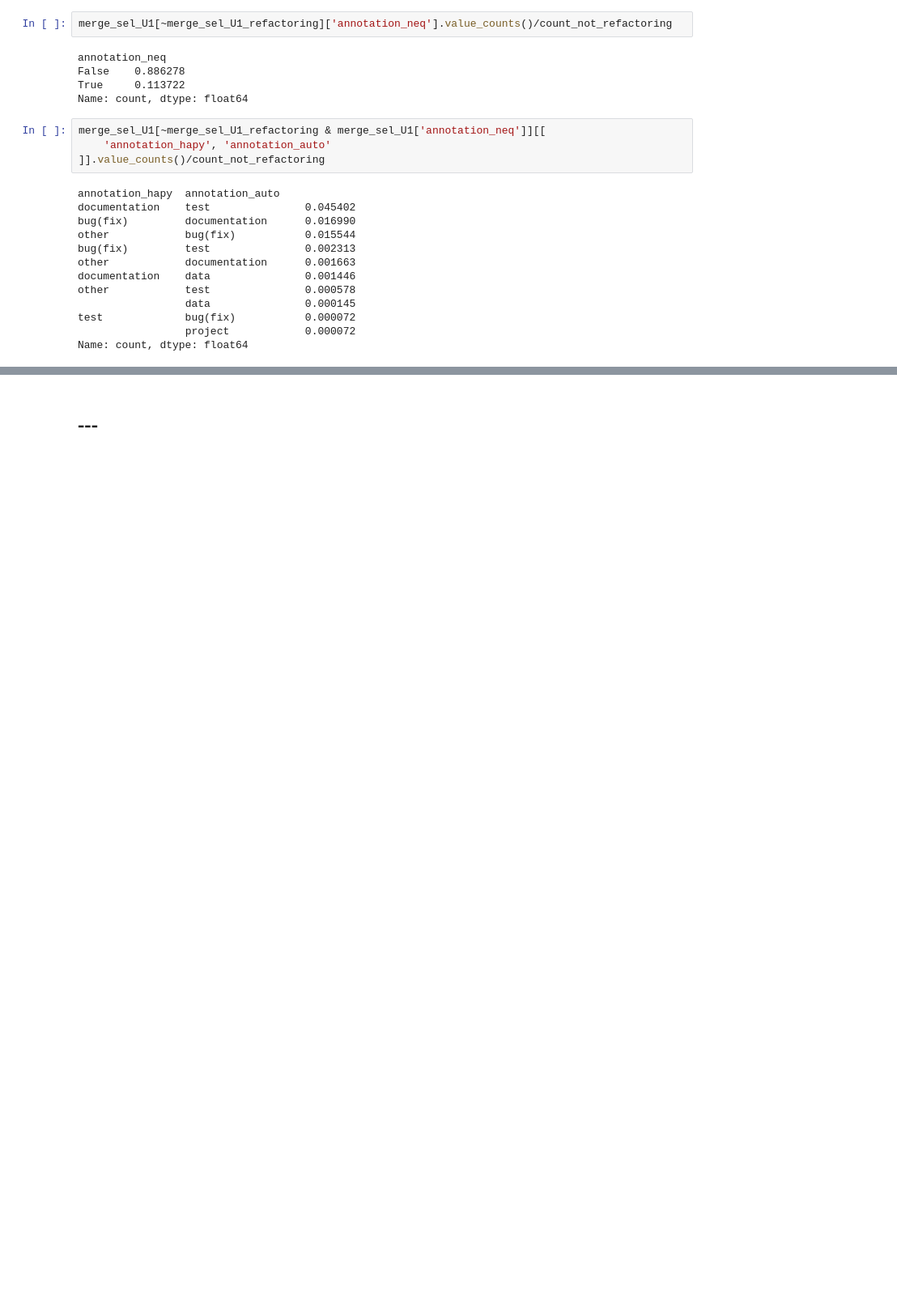
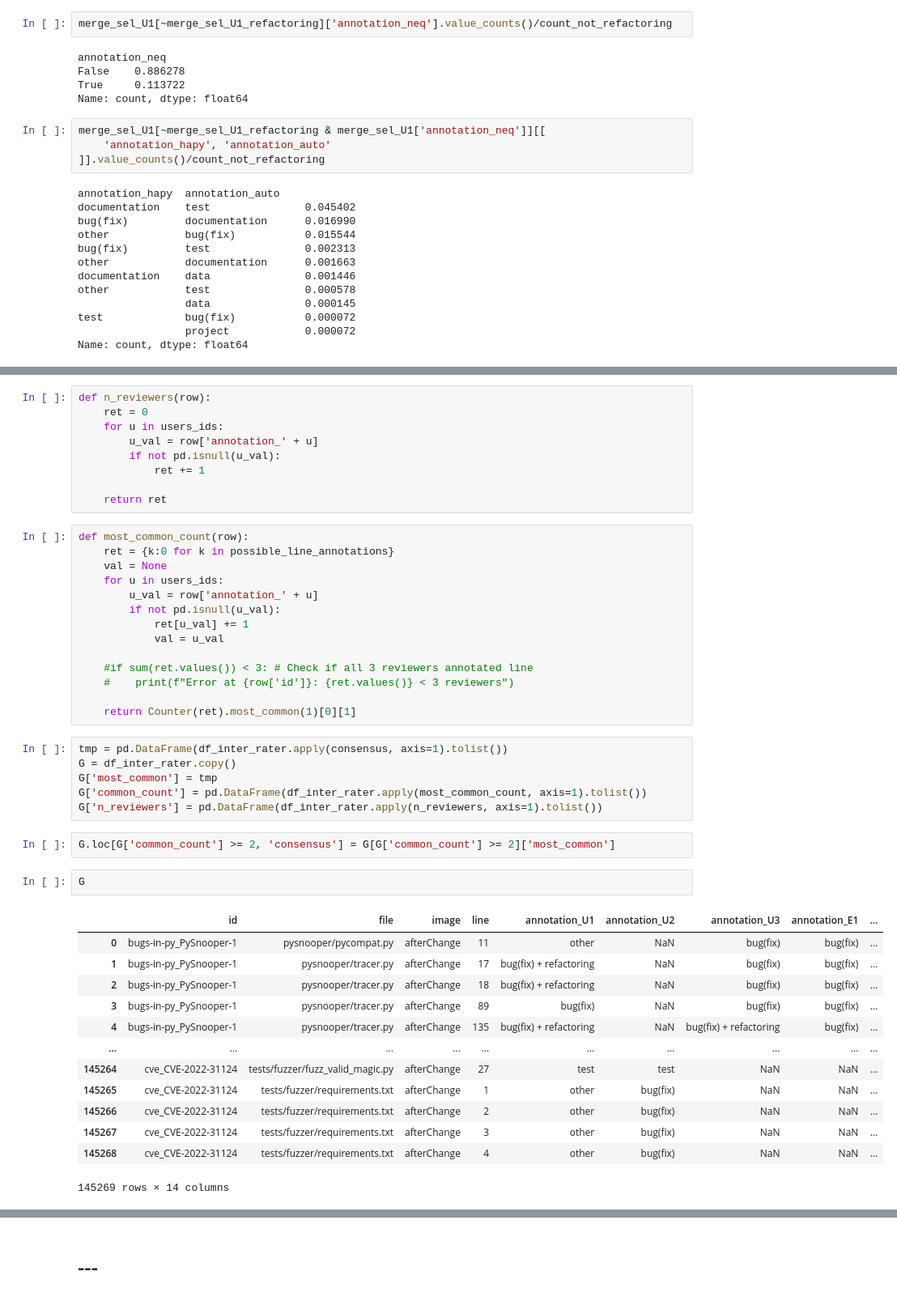
Before and after one commit to ncusi/PatchScope, a Jupyter notebook: notebooks/experiments/01-compare_annotations.ipynb, the cells around one changed output, grey strips where cells are left out. Shown at 81% size. Saved outputs shown, nothing was run; the diff lists cells and outputs as text; blank space fills up the shorter version.

```diff
--- a/notebooks/experiments/01-compare_annotations.ipynb
+++ b/notebooks/experiments/01-compare_annotations.ipynb
@@ -1418,0 +1533,47 @@ Name: count, dtype: float64
+# %%
+def n_reviewers(row):
+    ret = 0
+    for u in users_ids:
+        u_val = row['annotation_' + u]
+        if not pd.isnull(u_val):
+            ret += 1
+
+    return ret
+# %%
+def most_common_count(row):
+    ret = {k:0 for k in possible_line_annotations}
+    val = None
+    for u in users_ids:
+        u_val = row['annotation_' + u]
+        if not pd.isnull(u_val):
+            ret[u_val] += 1
+            val = u_val
+
+    #if sum(ret.values()) < 3: # Check if all 3 reviewers annotated line
+    #    print(f"Error at {row['id']}: {ret.values()} < 3 reviewers")
+
+    return Counter(ret).most_common(1)[0][1]
+# %%
+tmp = pd.DataFrame(df_inter_rater.apply(consensus, axis=1).tolist())
+G = df_inter_rater.copy()
+G['most_common'] = tmp
+G['common_count'] = pd.DataFrame(df_inter_rater.apply(most_common_count, axis=1).tolist())
+G['n_reviewers'] = pd.DataFrame(df_inter_rater.apply(n_reviewers, axis=1).tolist())
+# %%
+G.loc[G['common_count'] >= 2, 'consensus'] = G[G['common_count'] >= 2]['most_common']
+# %%
+G
+# %% [output]
+|  | id | file | image | line | annotation_U1 | annotation_U2 | annotation_U3 | annotation_E1 | ... |
+| 0 | bugs-in-py_PySnooper-1 | pysnooper/pycompat.py | afterChange | 11 | other | NaN | bug(fix) | bug(fix) | ... |
+| 1 | bugs-in-py_PySnooper-1 | pysnooper/tracer.py | afterChange | 17 | bug(fix) + refactoring | NaN | bug(fix) | bug(fix) | ... |
+| 2 | bugs-in-py_PySnooper-1 | pysnooper/tracer.py | afterChange | 18 | bug(fix) + refactoring | NaN | bug(fix) | bug(fix) | ... |
+| 3 | bugs-in-py_PySnooper-1 | pysnooper/tracer.py | afterChange | 89 | bug(fix) | NaN | bug(fix) | bug(fix) | ... |
+| 4 | bugs-in-py_PySnooper-1 | pysnooper/tracer.py | afterChange | 135 | bug(fix) + refactoring | NaN | bug(fix) + refactoring | bug(fix) | ... |
+| ... | ... | ... | ... | ... | ... | ... | ... | ... | ... |
+| 145264 | cve_CVE-2022-31124 | tests/fuzzer/fuzz_valid_magic.py | afterChange | 27 | test | test | NaN | NaN | ... |
+| 145265 | cve_CVE-2022-31124 | tests/fuzzer/requirements.txt | afterChange | 1 | other | bug(fix) | NaN | NaN | ... |
+| 145266 | cve_CVE-2022-31124 | tests/fuzzer/requirements.txt | afterChange | 2 | other | bug(fix) | NaN | NaN | ... |
+| 145267 | cve_CVE-2022-31124 | tests/fuzzer/requirements.txt | afterChange | 3 | other | bug(fix) | NaN | NaN | ... |
+| 145268 | cve_CVE-2022-31124 | tests/fuzzer/requirements.txt | afterChange | 4 | other | bug(fix) | NaN | NaN | ... |
+145269 rows × 14 columns
```
Also changed, not shown: parts of 23 cells of this notebook, 1 other file.
